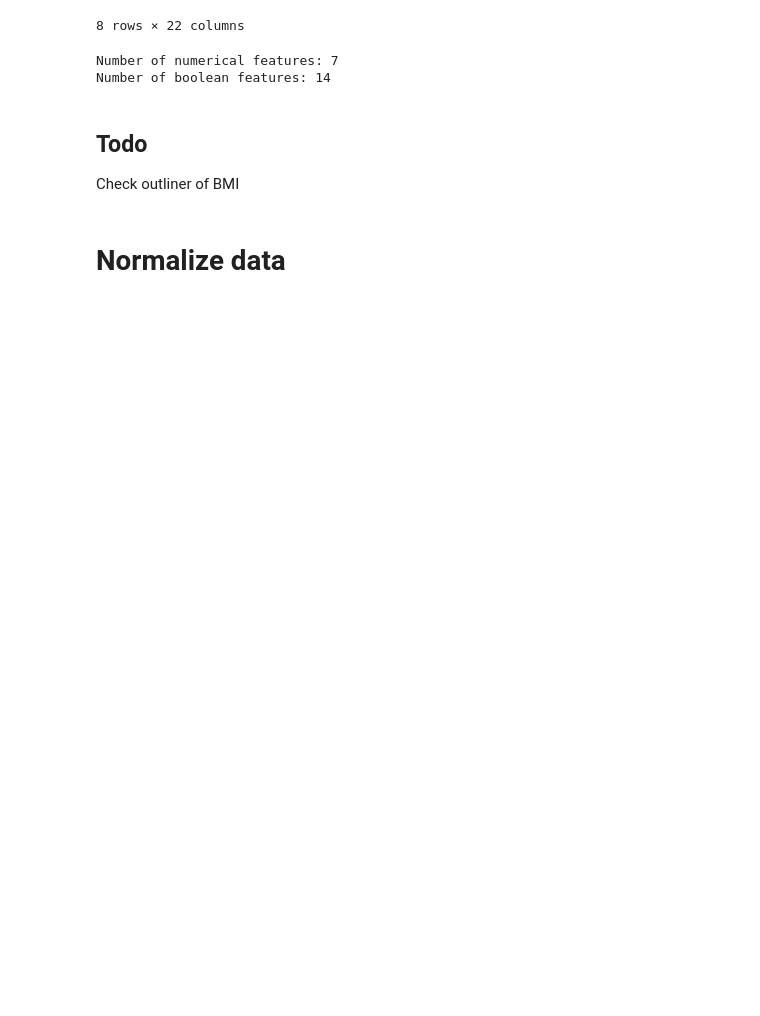
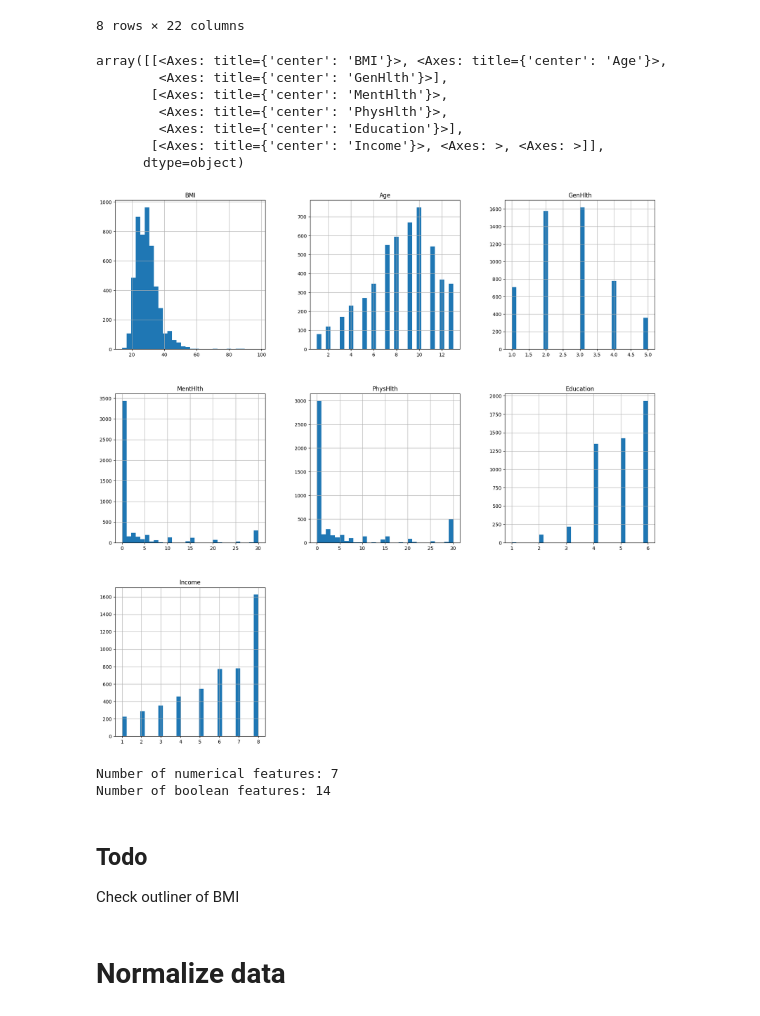
Before and after one commit to BuiHoangTu/ul.year2024Autumn.evolutionary-computation.mid-project, a Jupyter notebook: main.ipynb, the cells around one changed output. Drawn from its saved outputs; the diff is of its cells as text; code cells hidden in the pictures; blank space fills up the shorter version.

```diff
--- a/main.ipynb
+++ b/main.ipynb
@@ -38,4 +38,18 @@ trainDf.describe()
 | 75% | 1.000000 | 1.000000 | 1.000000 | 33.000000 | 1.000000 | 0.000000 | 0.000000 | 1.000000 | 1.000000 | ... |
 | max | 1.000000 | 1.000000 | 1.000000 | 98.000000 | 1.000000 | 1.000000 | 1.000000 | 1.000000 | 1.000000 | ... |
 8 rows × 22 columns
+# %%
+CONTINUOUS_FEATURES = ["BMI", "Age"]
+ORDINAL_FEATURES = ["GenHlth", "MentHlth", "PhysHlth", "Education", "Income"]
+
+trainDf.hist(column=CONTINUOUS_FEATURES+ORDINAL_FEATURES, bins=30, figsize=(20, 20))
+# %% [output]
+array([[<Axes: title={'center': 'BMI'}>, <Axes: title={'center': 'Age'}>,
+        <Axes: title={'center': 'GenHlth'}>],
+       [<Axes: title={'center': 'MentHlth'}>,
+        <Axes: title={'center': 'PhysHlth'}>,
+        <Axes: title={'center': 'Education'}>],
+       [<Axes: title={'center': 'Income'}>, <Axes: >, <Axes: >]],
+      dtype=object)
+[figure, added]
 # %%
```
Also changed, not shown: parts of 12 cells of this notebook, 2 other files.
